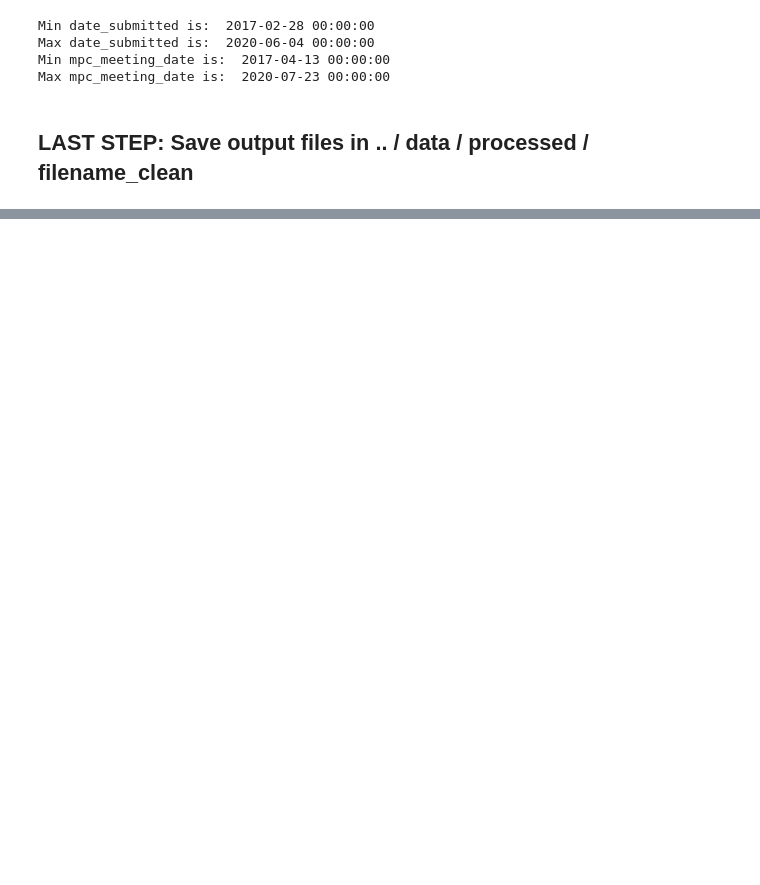
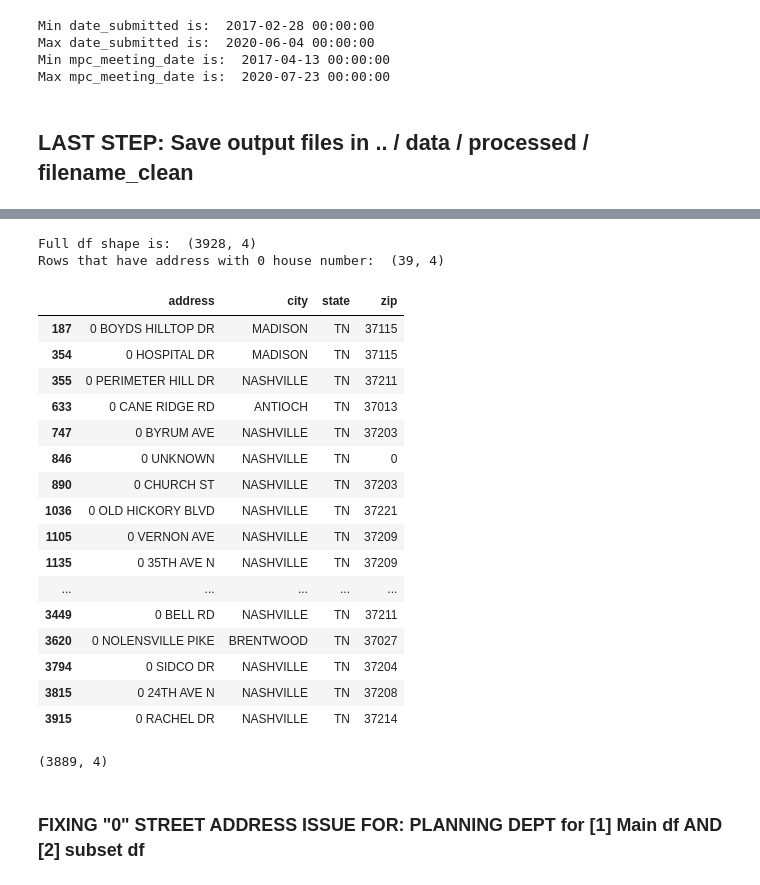
Before and after one commit to lorirocks/nashville-neighborhoods-capstone, a Jupyter notebook: notebooks/1_dataprep.ipynb, the cells around one changed output, grey strips where cells are left out. Saved outputs shown, nothing was run; the diff lists cells and outputs as text; code cells hidden in the pictures; blank space fills up the shorter version.

```diff
--- a/notebooks/1_dataprep.ipynb
+++ b/notebooks/1_dataprep.ipynb
@@ -1234,0 +1519,39 @@ Max mpc_meeting_date is:  2020-07-23 00:00:00
+# %%
+# In subset (addresses only), dropping addresses that start with "0"
+# There are 39. This is correct, because one of the rows wiht "0" house number had lat/lon so it isn't in this df.
+# After dropping these 39, will expect there to be 3928 - 39 = 3889 rows
+
+print("Full df shape is: ", df_bldg_issued_null_latlon.shape)
+print("Rows that have address with 0 house number: "
+      , df_bldg_issued_null_latlon.loc[df_bldg_issued_null_latlon['address'].str.startswith('0')].shape)
+df_bldg_issued_null_latlon.loc[df_bldg_issued_null_latlon['address'].str.startswith('0')]
+# %% [output]
+Full df shape is:  (3928, 4)
+Rows that have address with 0 house number:  (39, 4)
+|  | address | city | state | zip |
+| 187 | 0 BOYDS HILLTOP DR | MADISON | TN | 37115 |
+| 354 | 0 HOSPITAL DR | MADISON | TN | 37115 |
+| 355 | 0 PERIMETER HILL DR | NASHVILLE | TN | 37211 |
+| 633 | 0 CANE RIDGE RD | ANTIOCH | TN | 37013 |
+| 747 | 0 BYRUM AVE | NASHVILLE | TN | 37203 |
+| 846 | 0 UNKNOWN | NASHVILLE | TN | 0 |
+| 890 | 0 CHURCH ST | NASHVILLE | TN | 37203 |
+| 1036 | 0 OLD HICKORY BLVD | NASHVILLE | TN | 37221 |
+| 1105 | 0 VERNON AVE | NASHVILLE | TN | 37209 |
+| 1135 | 0 35TH AVE N | NASHVILLE | TN | 37209 |
+| ... | ... | ... | ... | ... |
+| 3449 | 0 BELL RD | NASHVILLE | TN | 37211 |
+| 3620 | 0 NOLENSVILLE PIKE | BRENTWOOD | TN | 37027 |
+| 3794 | 0 SIDCO DR | NASHVILLE | TN | 37204 |
+| 3815 | 0 24TH AVE N | NASHVILLE | TN | 37208 |
+| 3915 | 0 RACHEL DR | NASHVILLE | TN | 37214 |
+# %%
+# Dropping the rows with addresses that start with "0"
+# Confirmed, 3889 rows.
+
+df_bldg_issued_null_latlon = df_bldg_issued_null_latlon[~df_bldg_issued_null_latlon.address.str.startswith('0')]
+print(df_bldg_issued_null_latlon.shape)
+# %% [output]
+(3889, 4)
+# %% [markdown]
+### FIXING "0" STREET ADDRESS ISSUE FOR:  PLANNING DEPT for [1] Main df AND [2] subset df
```
Also changed, not shown: parts of 73 cells of this notebook, 13 other files.
